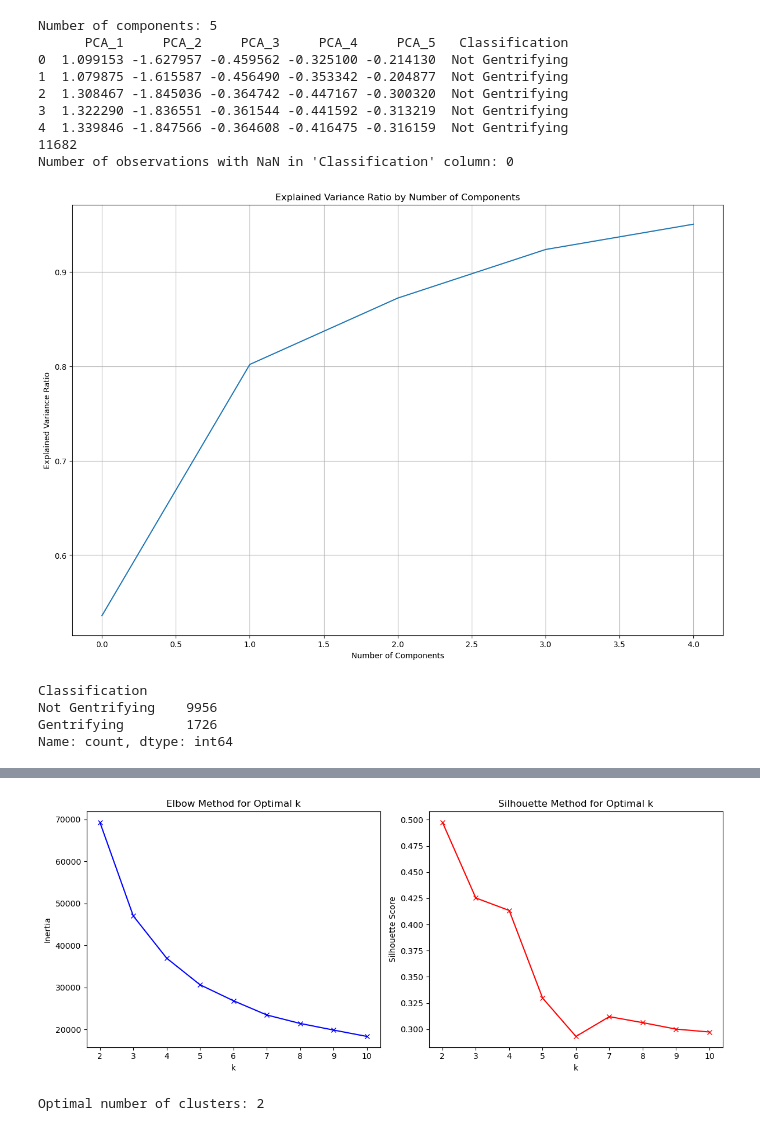
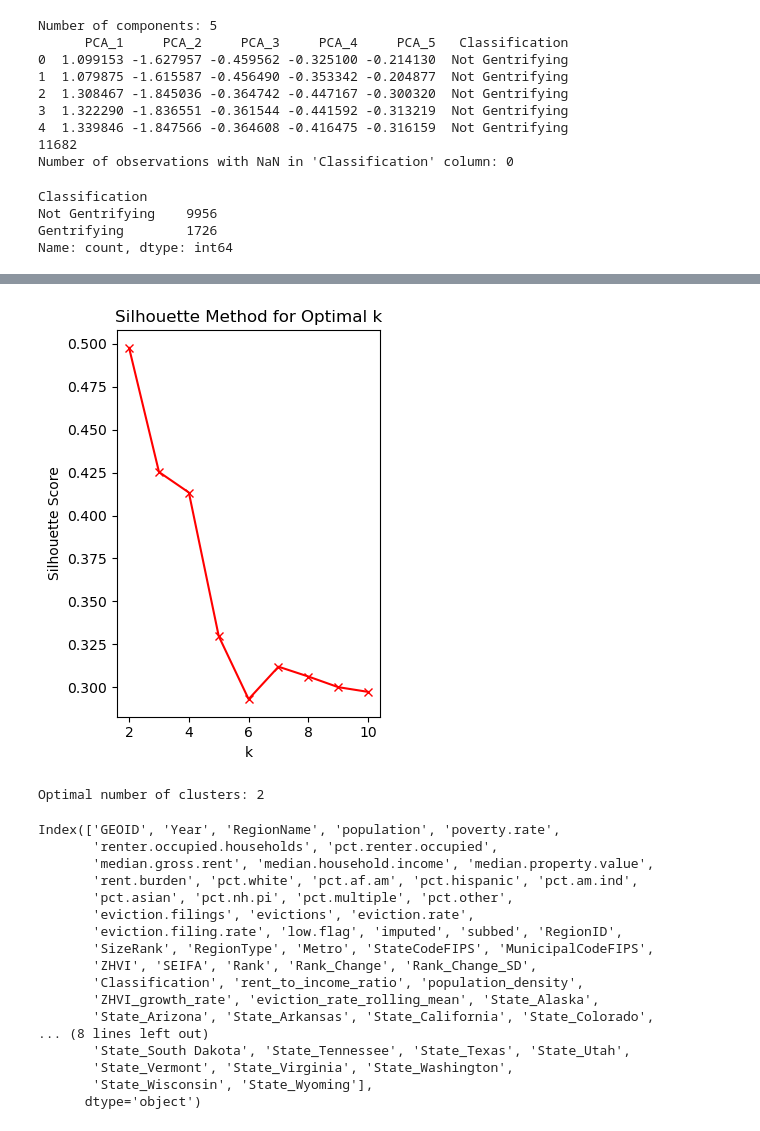
Before and after one commit to The-Swapster/gentrification_classification_prediction, a Jupyter notebook: clustering.ipynb, the cells around one changed output, grey strips where cells are left out. Cells and saved outputs as stored; diff of their text form; code cells hidden in the pictures.

```diff
--- a/clustering.ipynb
+++ b/clustering.ipynb
@@ -316,16 +316,14 @@ Number of components: 5
 11682
 Number of observations with NaN in 'Classification' column: 0
 # %%
-# Visualize the explained variance ratio of PCA components
-plt.figure(figsize=(15, 10))
-plt.plot(np.cumsum(pca.explained_variance_ratio_))
-plt.xlabel('Number of Components')
-plt.ylabel('Explained Variance Ratio')
-plt.title('Explained Variance Ratio by Number of Components')
-plt.grid()
-plt.show()
+# # Visualize the explained variance ratio of PCA components
+# plt.figure(figsize=(15, 10))
+# plt.plot(np.cumsum(pca.explained_variance_ratio_))
+# plt.xlabel('Number of Components')
+# plt.ylabel('Explained Variance Ratio')
+# plt.title('Explained Variance Ratio by Number of Components')
+# plt.grid()
+# plt.show()
-# %% [output]
-[figure, removed]
 # %%
 # Handle Class Imbalance: If Classification is imbalanced, use techniques like oversampling (SMOTE) or assign class weights in models.
 data_preprocessed['Classification'].value_counts()
@@ -397,41 +395,61 @@ k_range = range(2, 11)
 
 for k in k_range:
     kmeans = KMeans(n_clusters=k, random_state=42)
     kmeans.fit(X_cluster)
     inertias.append(kmeans.inertia_)
     silhouette_scores.append(silhouette_score(X_cluster, kmeans.labels_))
 
 # Plot Elbow Curve
-plt.figure(figsize=(12, 5))
-plt.subplot(1, 2, 1)
-plt.plot(k_range, inertias, 'bx-')
-plt.xlabel('k')
-plt.ylabel('Inertia')
-plt.title('Elbow Method for Optimal k')
+# plt.figure(figsize=(12, 5))
+# plt.subplot(1, 2, 1)
+# plt.plot(k_range, inertias, 'bx-')
+# plt.xlabel('k')
+# plt.ylabel('Inertia')
+# plt.title('Elbow Method for Optimal k')
 
 # Plot Silhouette Scores
 plt.subplot(1, 2, 2)
 plt.plot(k_range, silhouette_scores, 'rx-')
 plt.xlabel('k')
 plt.ylabel('Silhouette Score')
 plt.title('Silhouette Method for Optimal k')
 
 plt.tight_layout()
 plt.show()
 
 # Find the optimal k
 optimal_k = k_range[silhouette_scores.index(max(silhouette_scores))]
 print(f"Optimal number of clusters: {optimal_k}")
 
 # Perform K-means clustering with the optimal k
 kmeans_optimal = KMeans(n_clusters=optimal_k, random_state=42)
 cluster_labels = kmeans_optimal.fit_predict(X_cluster)
 
 # # Add cluster labels to the original dataframe
 # data['Cluster'] = cluster_labels
 # %% [output]
-[figure, old version]
+[figure, new version]
 Optimal number of clusters: 2
+# %%
+data.columns
+# %% [output]
+Index(['GEOID', 'Year', 'RegionName', 'population', 'poverty.rate',
+       'renter.occupied.households', 'pct.renter.occupied',
+       'median.gross.rent', 'median.household.income', 'median.property.value',
+       'rent.burden', 'pct.white', 'pct.af.am', 'pct.hispanic', 'pct.am.ind',
+       'pct.asian', 'pct.nh.pi', 'pct.multiple', 'pct.other',
+       'eviction.filings', 'evictions', 'eviction.rate',
+       'eviction.filing.rate', 'low.flag', 'imputed', 'subbed', 'RegionID',
+       'SizeRank', 'RegionType', 'Metro', 'StateCodeFIPS', 'MunicipalCodeFIPS',
+       'ZHVI', 'SEIFA', 'Rank', 'Rank_Change', 'Rank_Change_SD',
+       'Classification', 'rent_to_income_ratio', 'population_density',
+       'ZHVI_growth_rate', 'eviction_rate_rolling_mean', 'State_Alaska',
+       'State_Arizona', 'State_Arkansas', 'State_California', 'State_Colorado',
+... (8 lines left out)
+       'State_South Dakota', 'State_Tennessee', 'State_Texas', 'State_Utah',
+       'State_Vermont', 'State_Virginia', 'State_Washington',
+       'State_Wisconsin', 'State_Wyoming'],
+      dtype='object')
 # %%
 from sklearn.preprocessing import StandardScaler
 from sklearn.cluster import KMeans
```
Also changed, not shown: parts of 3 cells of this notebook.
